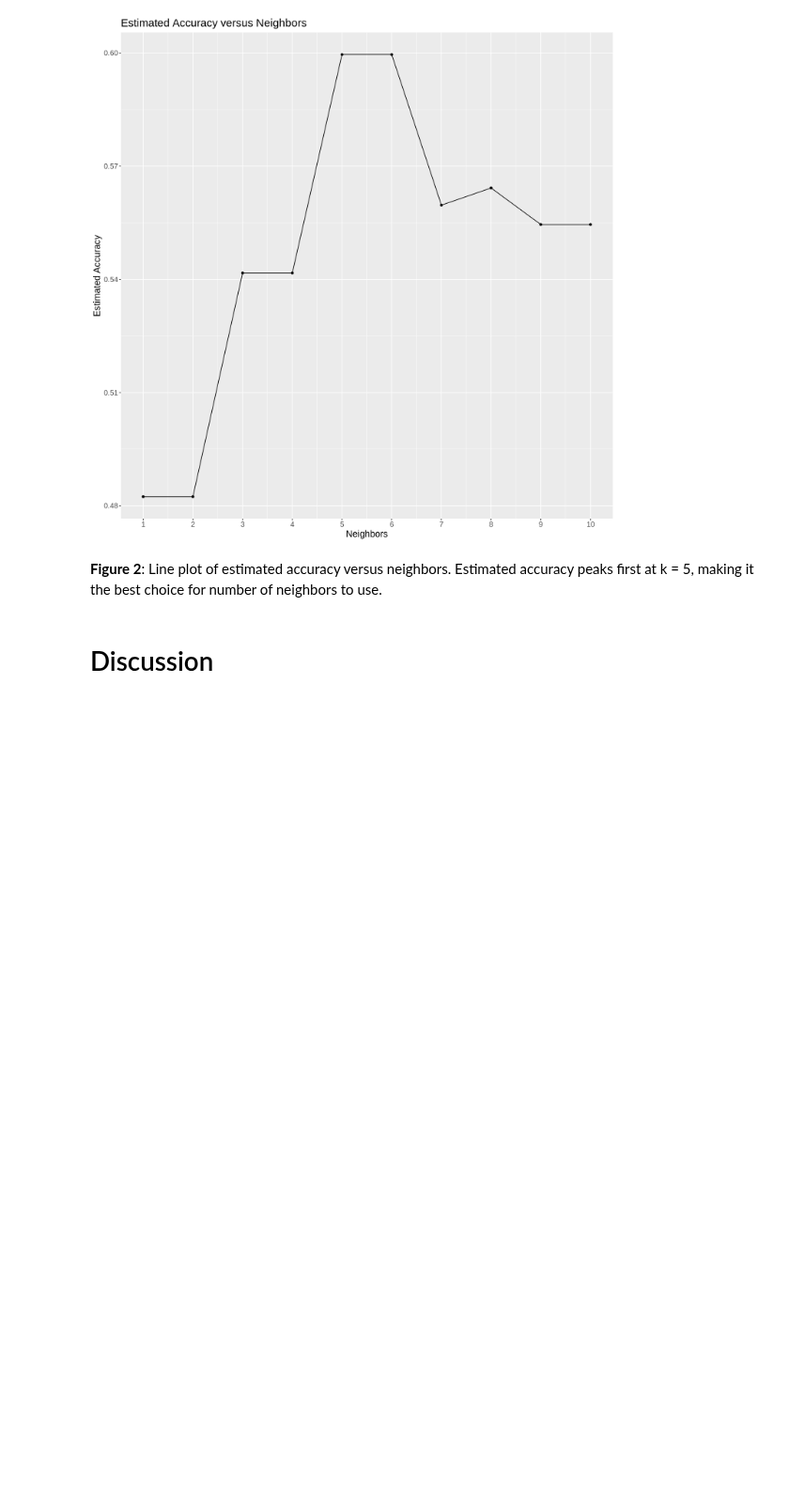
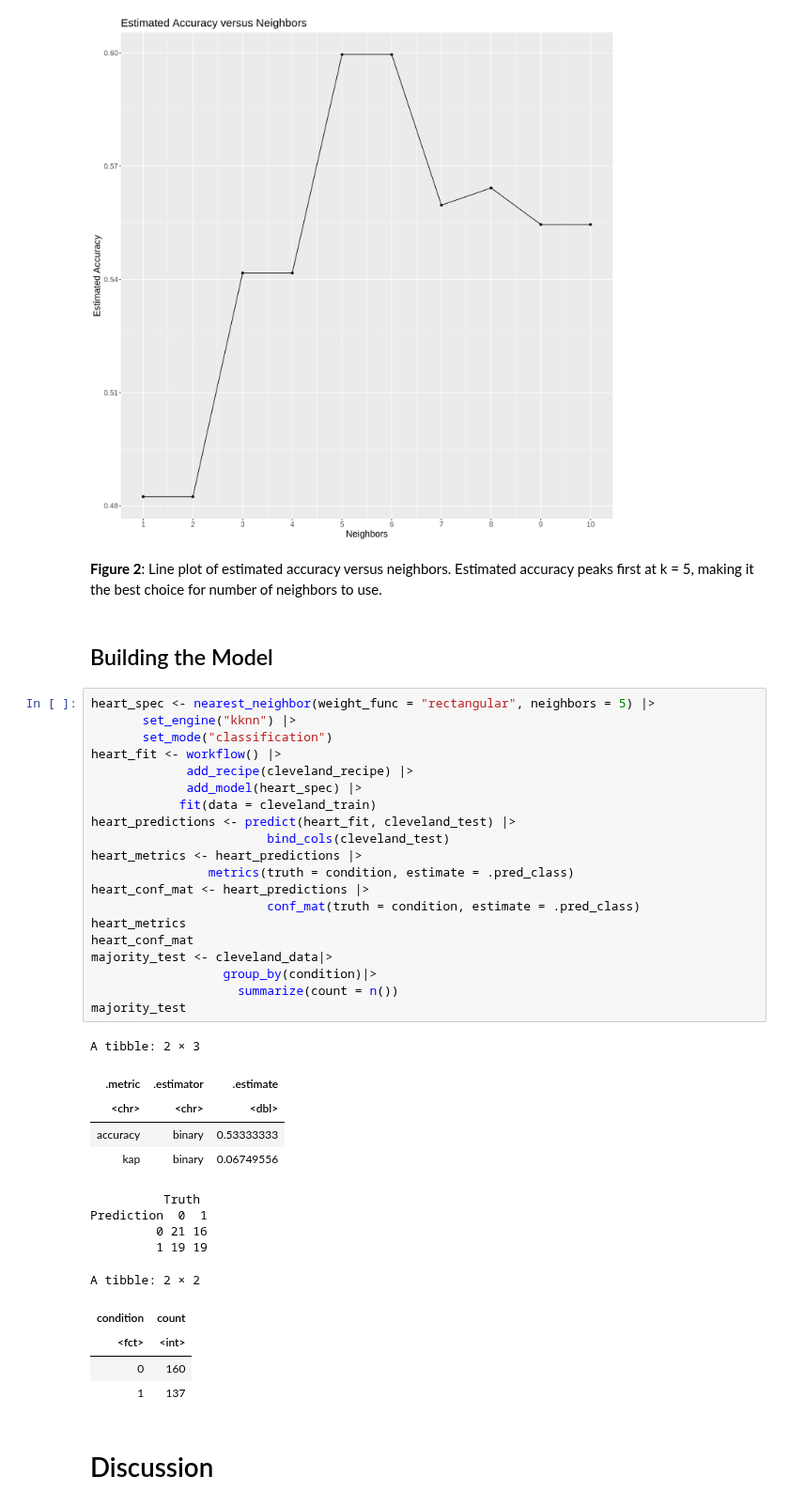
Before and after one commit to aChipmunka/dsci100_2023s1_group21, a Jupyter notebook: project/group_project_report.ipynb, the cells around one changed output. Shown at 94% size. Drawn from its saved outputs; the diff is of its cells as text; blank space fills up the shorter version.

Commit message:
Fitted model

```diff
--- a/project/group_project_report.ipynb
+++ b/project/group_project_report.ipynb
@@ -152,5 +152,42 @@ accuracy_vs_k_plot
 [figure]
 # %% [markdown]
 **Figure 2**: Line plot of estimated accuracy versus neighbors. Estimated accuracy peaks first at k = 5, making it the best choice for number of neighbors to use.
+# %% [markdown]
+## Building the Model
+# %%
+heart_spec <- nearest_neighbor(weight_func = "rectangular", neighbors = 5) |>
+       set_engine("kknn") |>
+       set_mode("classification")
+heart_fit <- workflow() |>
+             add_recipe(cleveland_recipe) |>
+             add_model(heart_spec) |>
+            fit(data = cleveland_train)
+heart_predictions <- predict(heart_fit, cleveland_test) |>
+                        bind_cols(cleveland_test)
+heart_metrics <- heart_predictions |>
+                metrics(truth = condition, estimate = .pred_class)
+heart_conf_mat <- heart_predictions |>
+                        conf_mat(truth = condition, estimate = .pred_class)
+heart_metrics
+heart_conf_mat
+majority_test <- cleveland_data|>
+                  group_by(condition)|>
+                    summarize(count = n())
+majority_test
+# %% [output]
+A tibble: 2 × 3
+| .metric | .estimator | .estimate |
+| <chr> | <chr> | <dbl> |
+| accuracy | binary | 0.53333333 |
+| kap | binary | 0.06749556 |
+          Truth
+Prediction  0  1
+         0 21 16
+         1 19 19
+A tibble: 2 × 2
+| condition | count |
+| <fct> | <int> |
+| 0 | 160 |
+| 1 | 137 |
 # %% [markdown]
 # Discussion
```
